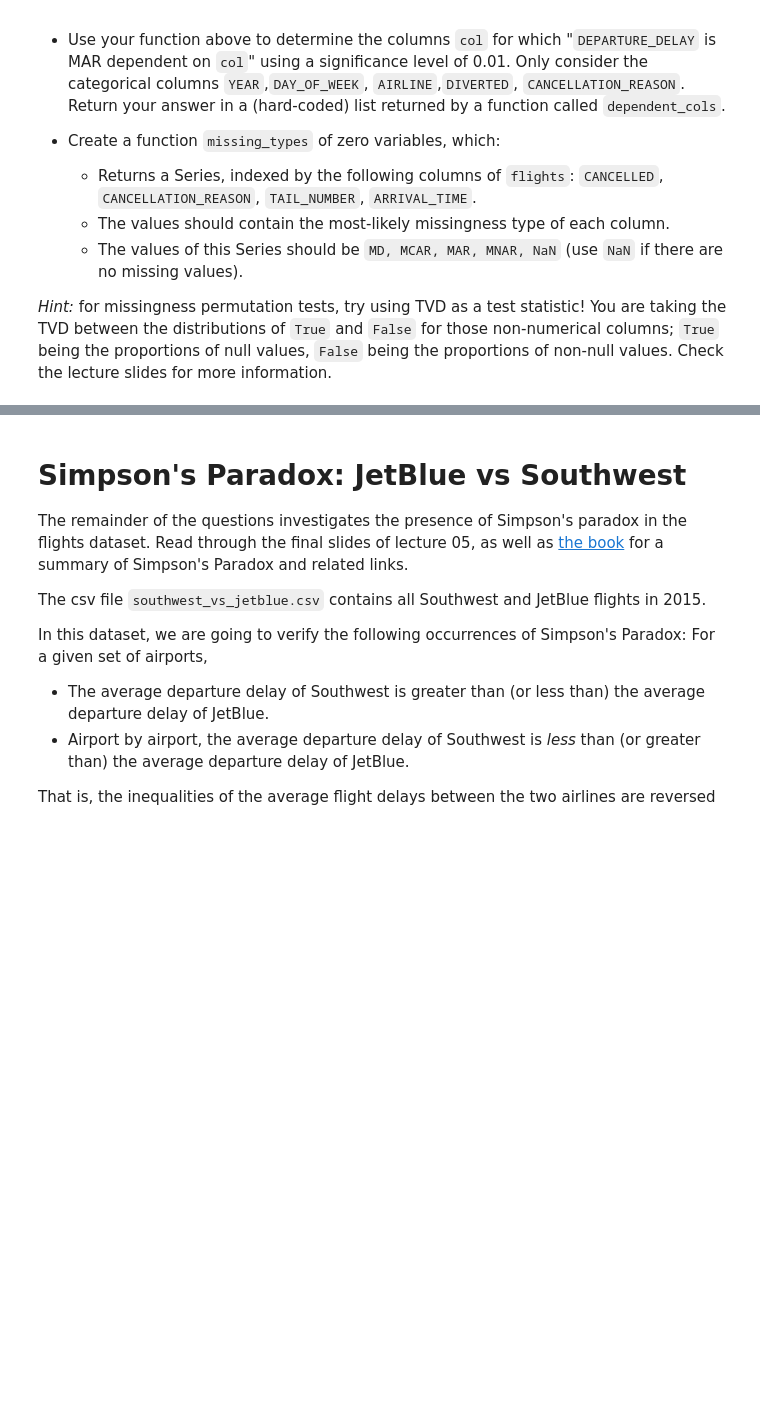
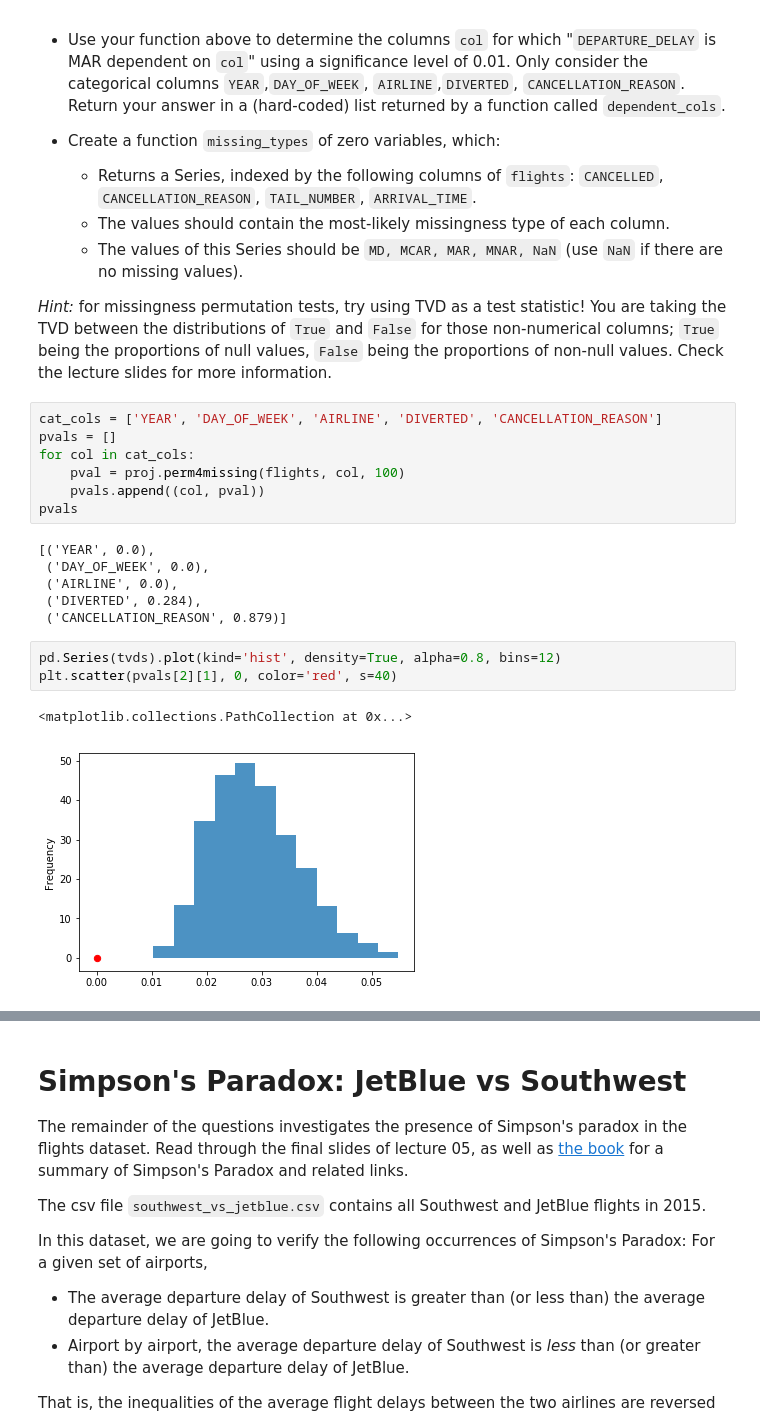
Before and after one commit to Zetroc99/DSC_80, a Jupyter notebook: projects/02/project02.ipynb, the cells around one changed output, grey strips where cells are left out. Drawn from its saved outputs; the diff is of its cells as text; blank space fills up the shorter version.

```diff
--- a/projects/02/project02.ipynb
+++ b/projects/02/project02.ipynb
@@ -317,3 +324,22 @@ Now we'd like to determine missingness of the column `DEPARTURE_DELAY`. In parti
 
 
 *Hint:* for missingness permutation tests, try using TVD as a test statistic! You are taking the TVD between the distributions of `True` and `False` for those non-numerical columns; `True` being the proportions of null values, `False` being the proportions of non-null values. Check the lecture slides for more information.
+# %%
+cat_cols = ['YEAR', 'DAY_OF_WEEK', 'AIRLINE', 'DIVERTED', 'CANCELLATION_REASON']
+pvals = []
+for col in cat_cols:
+    pval = proj.perm4missing(flights, col, 100)
+    pvals.append((col, pval))
+pvals
+# %% [output]
+[('YEAR', 0.0),
+ ('DAY_OF_WEEK', 0.0),
+ ('AIRLINE', 0.0),
+ ('DIVERTED', 0.284),
+ ('CANCELLATION_REASON', 0.879)]
+# %%
+pd.Series(tvds).plot(kind='hist', density=True, alpha=0.8, bins=12)
+plt.scatter(pvals[2][1], 0, color='red', s=40)
+# %% [output]
+<matplotlib.collections.PathCollection at 0x...>
+[figure, added]
```
Also changed, not shown: parts of 16 cells of this notebook, 1 other file.
